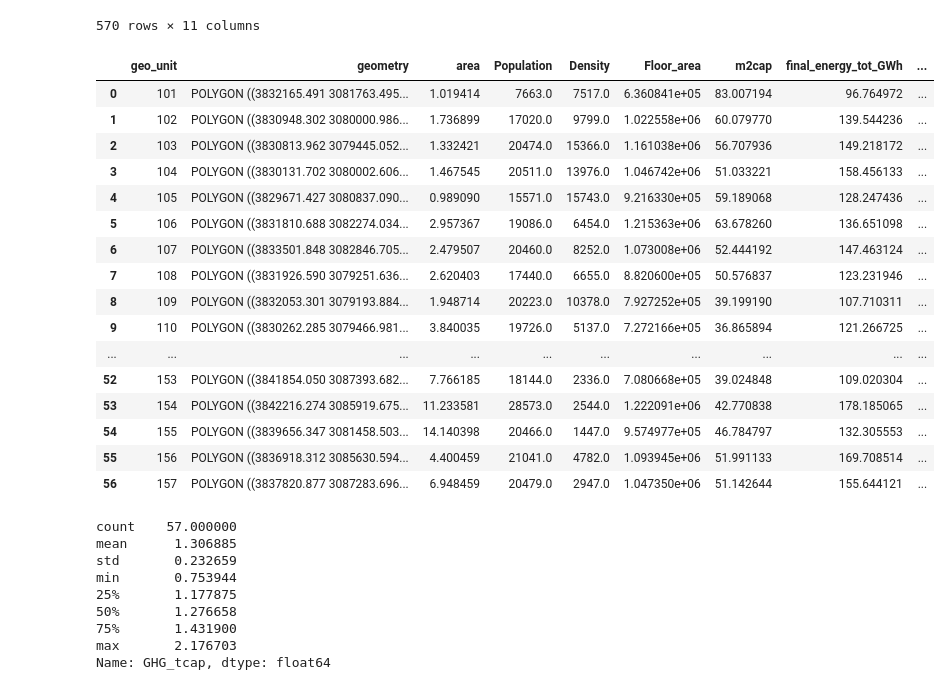
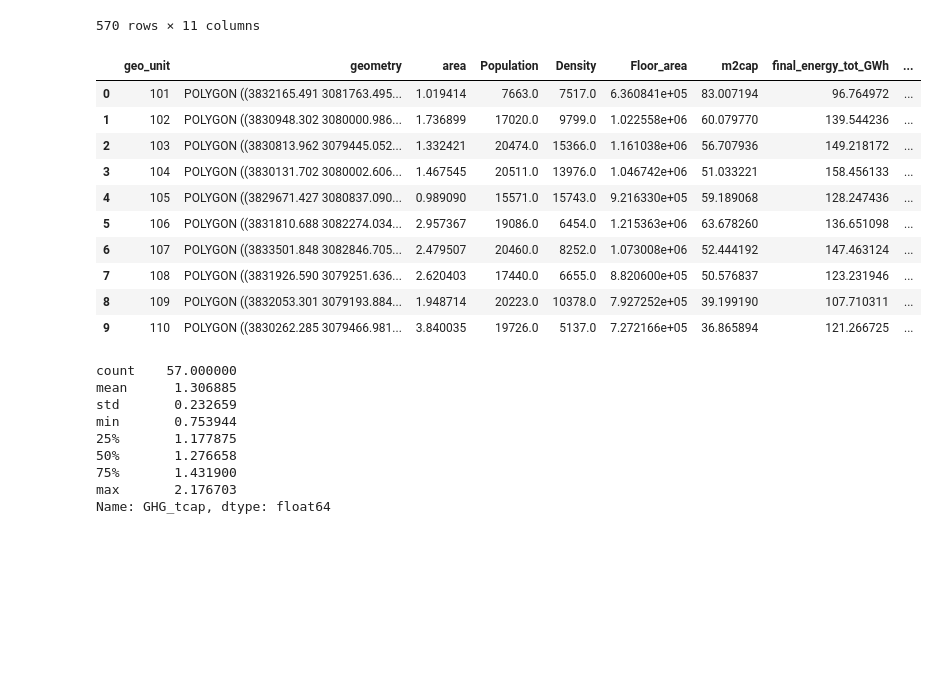
Before and after one commit to peterberr/sufficcs_integrated, a Jupyter notebook: buildings/demo.ipynb, the cells around one changed output. Saved outputs shown, nothing was run; the diff lists cells and outputs as text; code cells hidden in the pictures; blank space fills up the shorter version.

```diff
--- a/buildings/demo.ipynb
+++ b/buildings/demo.ipynb
@@ -991,27 +993,21 @@ eetot_gu=summary_dpe_eub.groupby('geo_unit')['final_energy_tot_GWh','emissions_k
 # %%
 # summary of population, floor area, m2/cap, energy and emissions absolute and per cap per each spatial unit
 summary=gfa_gu_eub.merge(eetot_gu)
 summary['FE_MWhcap']=1e3*summary['final_energy_tot_GWh']/summary['Population']
 summary['GHG_tcap']=1e3*summary['emissions_ktCO2']/summary['Population']
-summary
+summary.head(10)
 # %% [output]
 |  | geo_unit | geometry | area | Population | Density | Floor_area | m2cap | final_energy_tot_GWh | ... |
 | 0 | 101 | POLYGON ((3832165.491 3081763.495... | 1.019414 | 7663.0 | 7517.0 | 6.360841e+05 | 83.007194 | 96.764972 | ... |
 | 1 | 102 | POLYGON ((3830948.302 3080000.986... | 1.736899 | 17020.0 | 9799.0 | 1.022558e+06 | 60.079770 | 139.544236 | ... |
 | 2 | 103 | POLYGON ((3830813.962 3079445.052... | 1.332421 | 20474.0 | 15366.0 | 1.161038e+06 | 56.707936 | 149.218172 | ... |
 | 3 | 104 | POLYGON ((3830131.702 3080002.606... | 1.467545 | 20511.0 | 13976.0 | 1.046742e+06 | 51.033221 | 158.456133 | ... |
 | 4 | 105 | POLYGON ((3829671.427 3080837.090... | 0.989090 | 15571.0 | 15743.0 | 9.216330e+05 | 59.189068 | 128.247436 | ... |
 | 5 | 106 | POLYGON ((3831810.688 3082274.034... | 2.957367 | 19086.0 | 6454.0 | 1.215363e+06 | 63.678260 | 136.651098 | ... |
 | 6 | 107 | POLYGON ((3833501.848 3082846.705... | 2.479507 | 20460.0 | 8252.0 | 1.073008e+06 | 52.444192 | 147.463124 | ... |
 | 7 | 108 | POLYGON ((3831926.590 3079251.636... | 2.620403 | 17440.0 | 6655.0 | 8.820600e+05 | 50.576837 | 123.231946 | ... |
 | 8 | 109 | POLYGON ((3832053.301 3079193.884... | 1.948714 | 20223.0 | 10378.0 | 7.927252e+05 | 39.199190 | 107.710311 | ... |
 | 9 | 110 | POLYGON ((3830262.285 3079466.981... | 3.840035 | 19726.0 | 5137.0 | 7.272166e+05 | 36.865894 | 121.266725 | ... |
-| ... | ... | ... | ... | ... | ... | ... | ... | ... | ... |
-| 52 | 153 | POLYGON ((3841854.050 3087393.682... | 7.766185 | 18144.0 | 2336.0 | 7.080668e+05 | 39.024848 | 109.020304 | ... |
-| 53 | 154 | POLYGON ((3842216.274 3085919.675... | 11.233581 | 28573.0 | 2544.0 | 1.222091e+06 | 42.770838 | 178.185065 | ... |
-| 54 | 155 | POLYGON ((3839656.347 3081458.503... | 14.140398 | 20466.0 | 1447.0 | 9.574977e+05 | 46.784797 | 132.305553 | ... |
-| 55 | 156 | POLYGON ((3836918.312 3085630.594... | 4.400459 | 21041.0 | 4782.0 | 1.093945e+06 | 51.991133 | 169.708514 | ... |
-| 56 | 157 | POLYGON ((3837820.877 3087283.696... | 6.948459 | 20479.0 | 2947.0 | 1.047350e+06 | 51.142644 | 155.644121 | ... |
 # %%
 # French total emissions are 5-6 t/cap, and residential is about 20% of total, so residential GHG should be about 1 t/cap, or slightly higher, which is consistent with what we see here. https://www.planete-energies.com/en/media/article/greenhouse-gas-emissions-france
 # Nord is in the north of france, with higher heating requirements, so it would be natural to see estimates here which are above national average.
```
Also changed, not shown: parts of 1 cell of this notebook.
